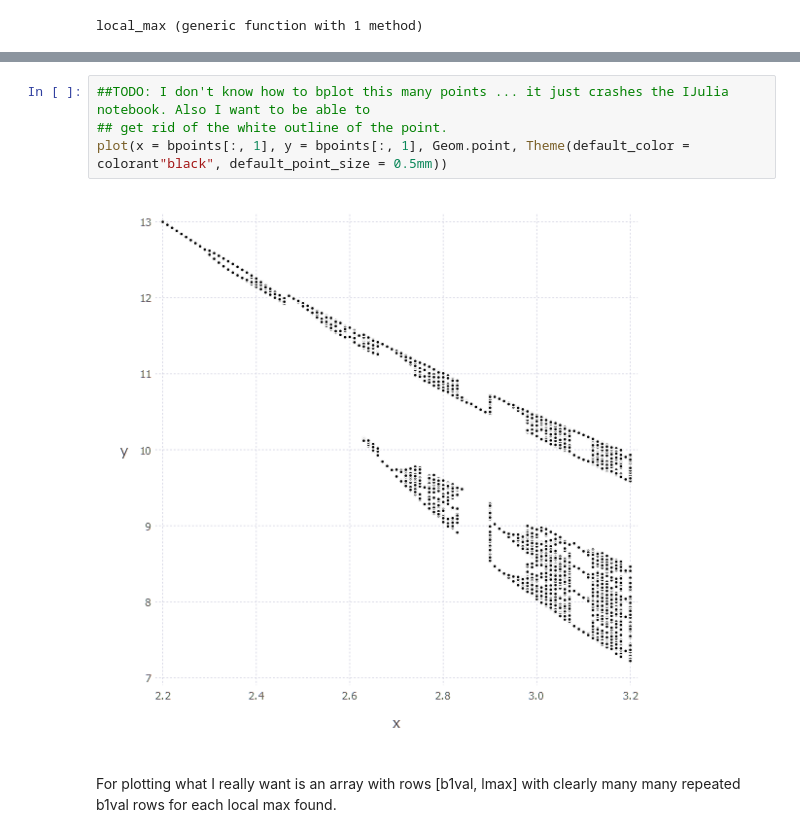
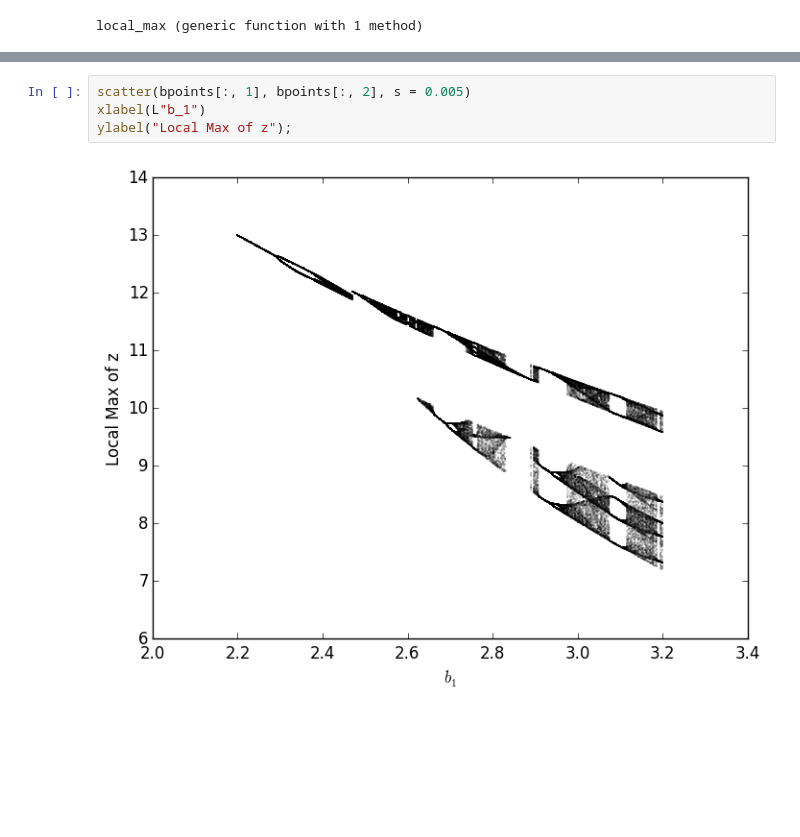
Before and after one commit to gabrielgellner/DiffEQ, a Jupyter notebook: examples/Hastings and Powell.ipynb, the cells around one changed output, grey strips where cells are left out. Saved outputs shown, nothing was run; the diff lists cells and outputs as text; blank space fills up the shorter version.

```diff
--- a/examples/Hastings and Powell.ipynb
+++ b/examples/Hastings and Powell.ipynb
@@ -100,8 +104,6 @@ bpoints = hcat(bpoints...)';
-# %%
-##TODO: I don't know how to bplot this many points ... it just crashes the IJulia notebook. Also I want to be able to
-## get rid of the white outline of the point.
-plot(x = bpoints[:, 1], y = bpoints[:, 1], Geom.point, Theme(default_color = colorant"black", default_point_size = 0.5mm))
-# %% [output]
-[figure, removed]
-# %% [markdown]
-For plotting what I really want is an array with rows [b1val, lmax] with clearly many many repeated b1val rows for each local max found.
+# %%
+scatter(bpoints[:, 1], bpoints[:, 2], s = 0.005)
+xlabel(L"b_1")
+ylabel("Local Max of z");
+# %% [output]
+[figure, added]
```
Also changed, not shown: parts of 8 cells of this notebook, 10 other files.
